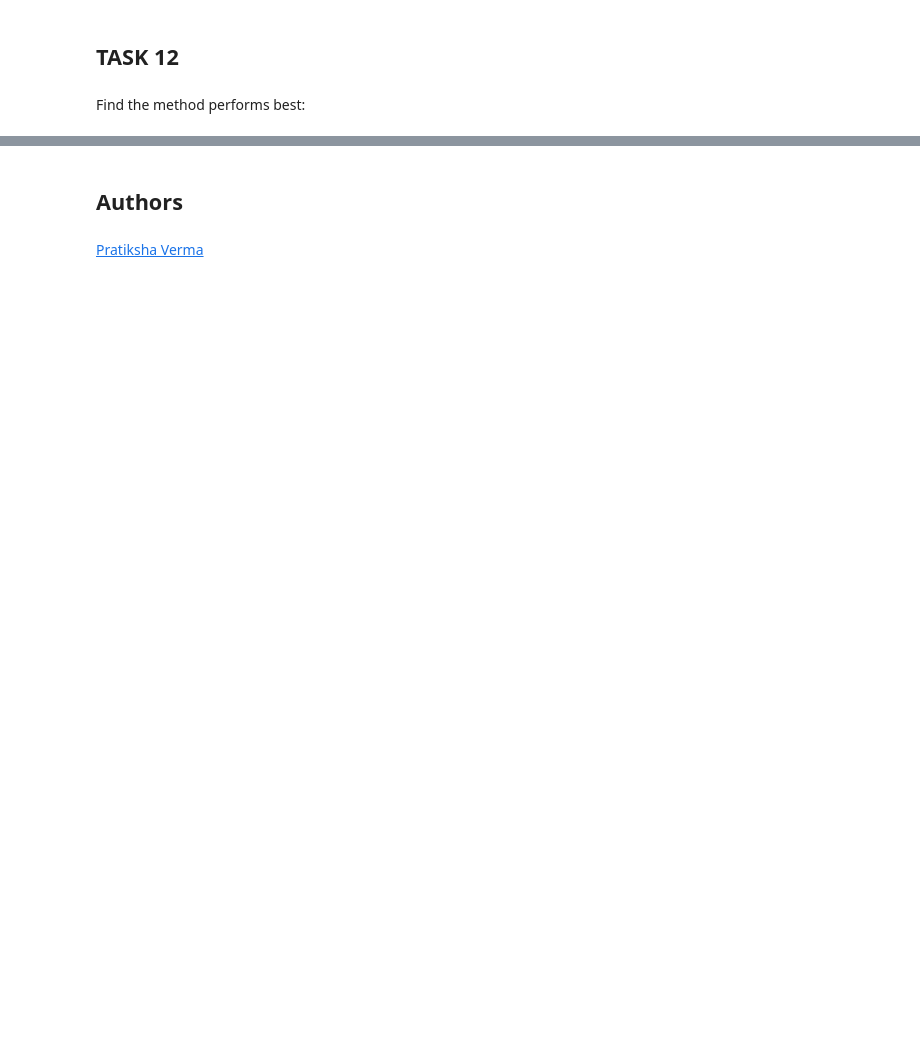
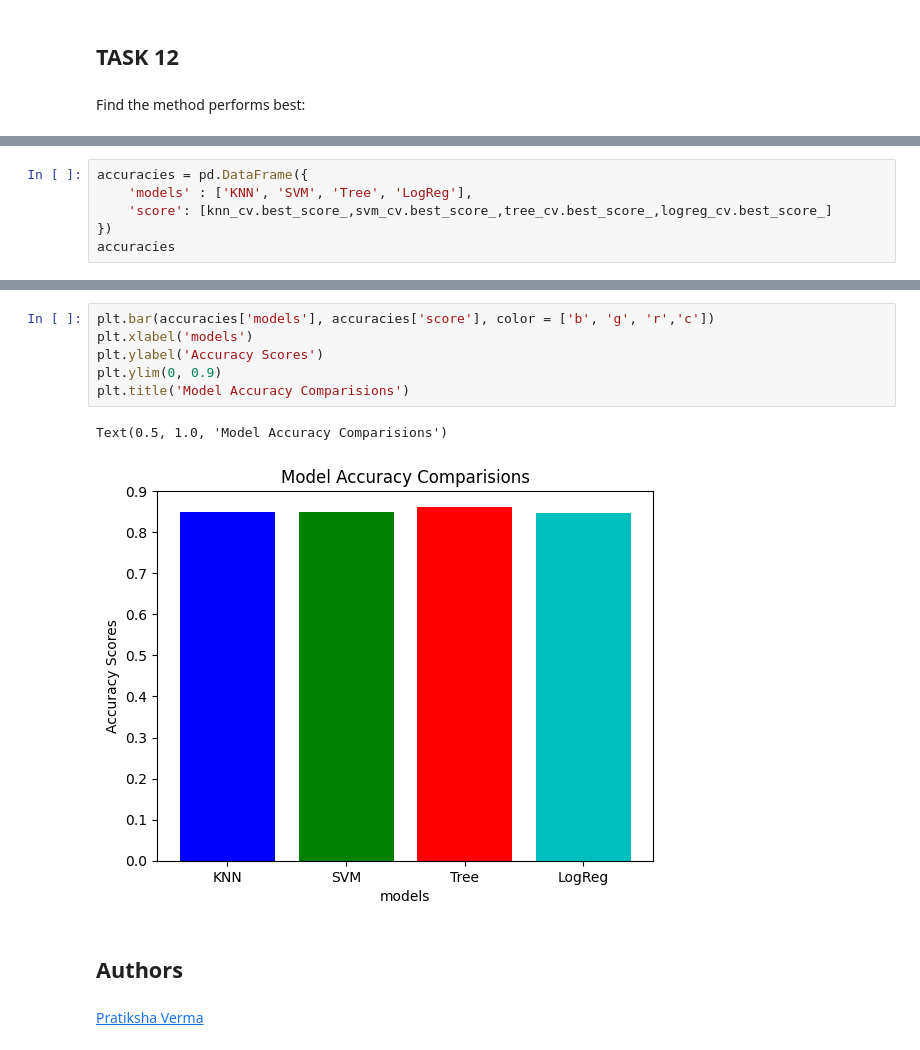
Before and after one commit to vatsan1993/ibm_data_science_course10, a Jupyter notebook: jupyter notebook files/SpaceX_Machine Learning Prediction_Part_5.ipynb, the cells around one changed output, grey strips where cells are left out. Saved outputs shown, nothing was run; the diff lists cells and outputs as text; blank space fills up the shorter version.

```diff
--- a/jupyter notebook files/SpaceX_Machine Learning Prediction_Part_5.ipynb
+++ b/jupyter notebook files/SpaceX_Machine Learning Prediction_Part_5.ipynb
@@ -383,0 +390,6 @@ SVM is the best
+# %%
+accuracies = pd.DataFrame({
+    'models' : ['KNN', 'SVM', 'Tree', 'LogReg'],
+    'score': [knn_cv.best_score_,svm_cv.best_score_,tree_cv.best_score_,logreg_cv.best_score_]
+})
+accuracies
@@ -384,3 +402,12 @@ SVM is the best
+# %%
+plt.bar(accuracies['models'], accuracies['score'], color = ['b', 'g', 'r','c'])
+plt.xlabel('models')
+plt.ylabel('Accuracy Scores')
+plt.ylim(0, 0.9)
+plt.title('Model Accuracy Comparisions')
+# %% [output]
+Text(0.5, 1.0, 'Model Accuracy Comparisions')
+[figure, added]
 # %% [markdown]
 ## Authors
 # %% [markdown]
```
Also changed, not shown: parts of 20 cells of this notebook, 11 other files.
